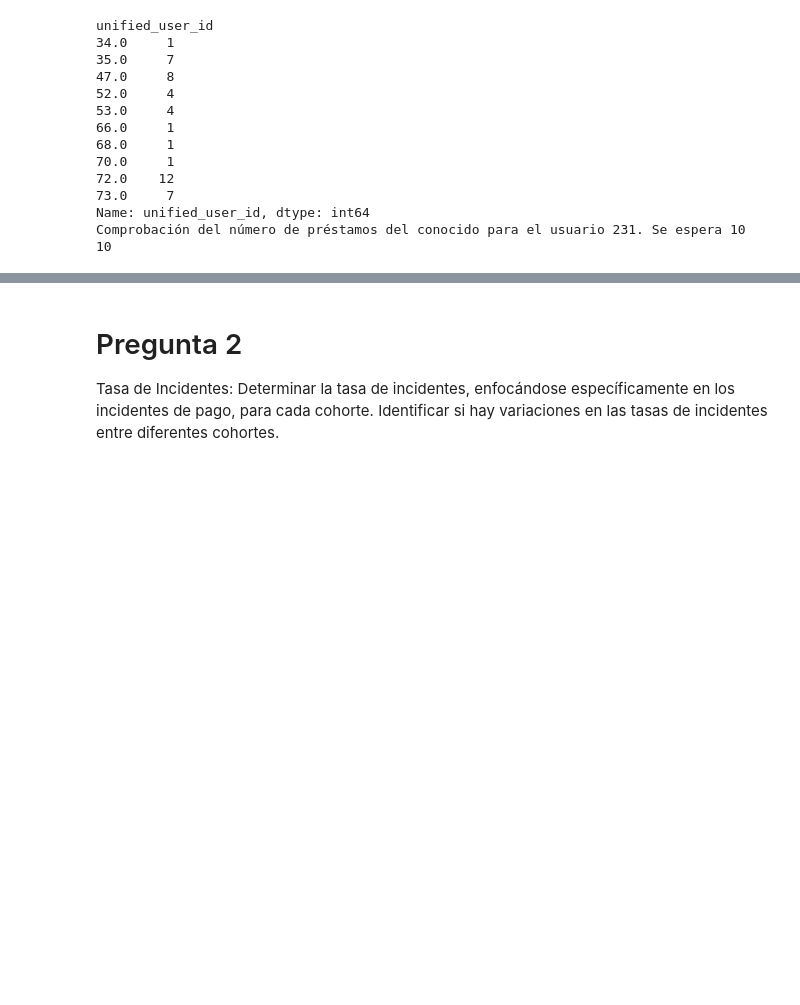
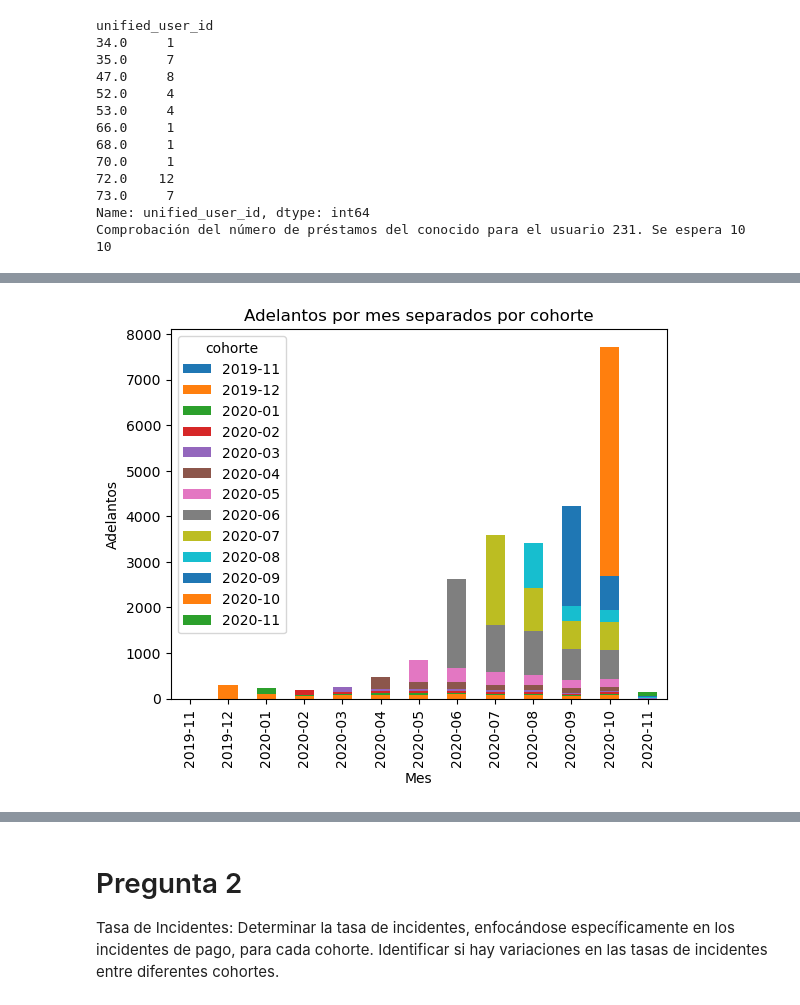
Before and after one commit to moiatgit/project-1-ironhack-payments-es, a Jupyter notebook: grupo3.ipynb, the cells around one changed output, grey strips where cells are left out. Drawn from its saved outputs; the diff is of its cells as text; code cells hidden in the pictures; blank space fills up the shorter version.

Commit message:
generacion de cohorte, df pedidos por mes y graficos

```diff
--- a/grupo3.ipynb
+++ b/grupo3.ipynb
@@ -379,3 +379,6 @@ Comprobación del número de préstamos del conocido para el usuario 231. Se esp
 # Graficar Eje "X" tiempo(x mes) y Eje"Y" cantidad de pedidos. El grafico debe responder: Cuantos pedidos hizo cada cohorte por mes?
 # %%
 # Nuevo objetivo es conseguir un dataframe que contenga la cohorte real de cada usuario y el mes real en el que se está realizando el pedido
+# %%
+cash['cohorte'] = cash['unified_user_id'].map(user_cohorte)
+cash[cash['unified_user_id'] == 231]
@@ -381,0 +397,5 @@ Comprobación del número de préstamos del conocido para el usuario 231. Se esp
+# %%
+#Nuevo objetivo: cuantos pedidos por mes
+adelantos_mes_serie = cash.groupby(['año_mes','cohorte'])['año_mes'].count()    # alternativa .size()
+adelantos_mes = adelantos_mes_serie.to_frame(name='adelantos').reset_index()
+adelantos_mes
@@ -381,0 +416,9 @@ Comprobación del número de préstamos del conocido para el usuario 231. Se esp
+# %%
+df_pivot = adelantos_mes.pivot(index='año_mes', columns='cohorte', values='adelantos').fillna(0)
+df_pivot.plot(kind='bar', stacked=True)
+plt.xlabel('Mes')
+plt.ylabel('Adelantos')
+plt.title('Adelantos por mes separados por cohorte')
+plt.show()
+# %% [output]
+[figure, added]
```
Also changed, not shown: parts of 4 cells of this notebook.
